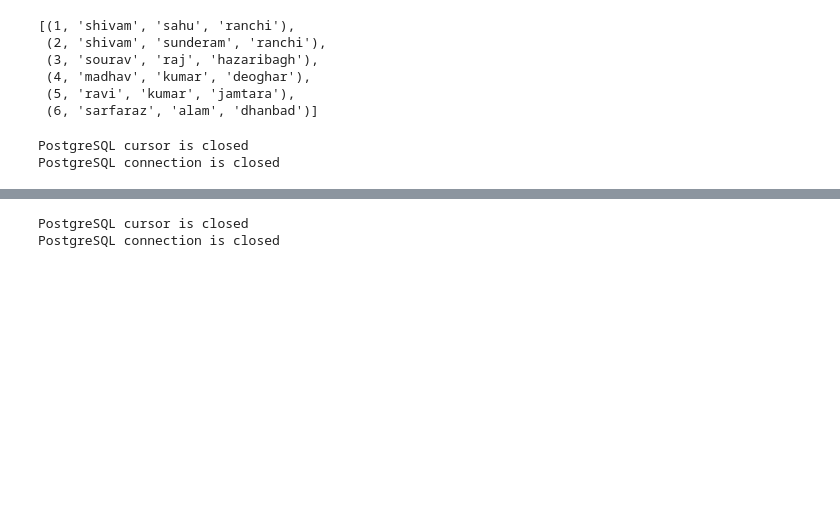
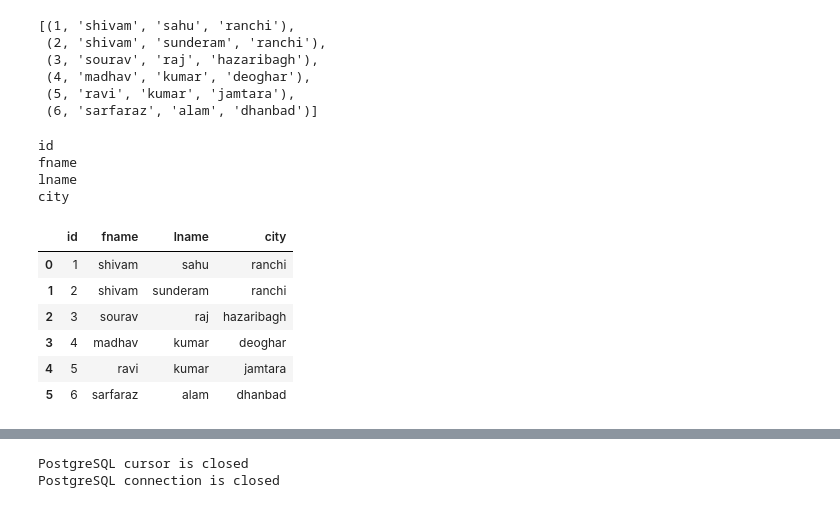
Before and after one commit to sanskarram981/python-script-for-running-sql-queries, a Jupyter notebook: postgresql.ipynb, the cells around one changed output, grey strips where cells are left out. Drawn from its saved outputs; the diff is of its cells as text; code cells hidden in the pictures; blank space fills up the shorter version.

```diff
--- a/postgresql.ipynb
+++ b/postgresql.ipynb
@@ -192,6 +191,7 @@ PostgreSQL connection is closed
 #retrieving record from the student table
 
 record = None
+col_name = None
 try:
       connection = psycopg2.connect(user="admin",
                                   password="Hydra@12345",
@@ -200,6 +200,7 @@ try:
                                   database="test")
       cursor = connection.cursor()
       cursor.execute("SELECT * FROM student;")
+      col_name = cursor.description
       record = cursor.fetchall()
 except (Exception, Error) as error:
   print("Error while connecting to PostgreSQL", error)
@@ -219,14 +220,31 @@ PostgreSQL connection is closed
  (4, 'madhav', 'kumar', 'deoghar'),
  (5, 'ravi', 'kumar', 'jamtara'),
  (6, 'sarfaraz', 'alam', 'dhanbad')]
+# %%
+for x in col_name:
+  print(x[0])
+# %% [output]
+id
+fname
+lname
+city
+# %%
+column = [x[0] for x in col_name]
+df = pd.DataFrame(record,columns=column)
+df
+# %% [output]
+|  | id | fname | lname | city |
+| 0 | 1 | shivam | sahu | ranchi |
+| 1 | 2 | shivam | sunderam | ranchi |
+| 2 | 3 | sourav | raj | hazaribagh |
+| 3 | 4 | madhav | kumar | deoghar |
+| 4 | 5 | ravi | kumar | jamtara |
+| 5 | 6 | sarfaraz | alam | dhanbad |
 # %%
 #creating table in the database
 
-query = "CREATE TABLE subject (id int,course varchar(10));"
-output = query_execution(query)
+# query = "CREATE TABLE subject (id int,course varchar(10));"
+# output = query_execution(query)
-# %% [output]
-PostgreSQL cursor is closed
-PostgreSQL connection is closed
 # %%
 #inserting data in the student table
 
```
Also changed, not shown: parts of 24 cells of this notebook.
